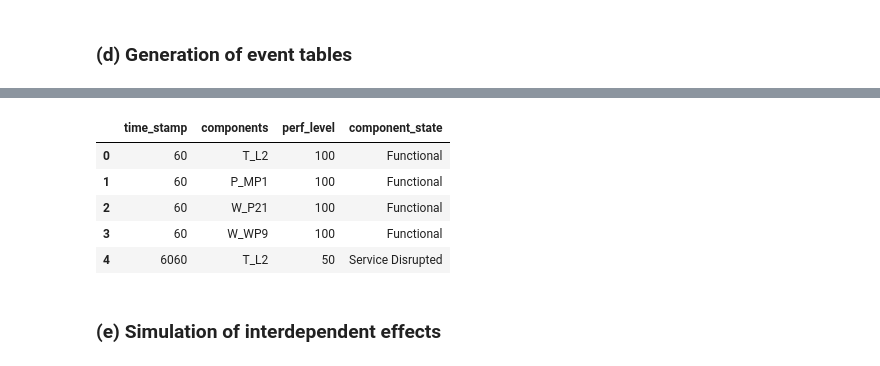
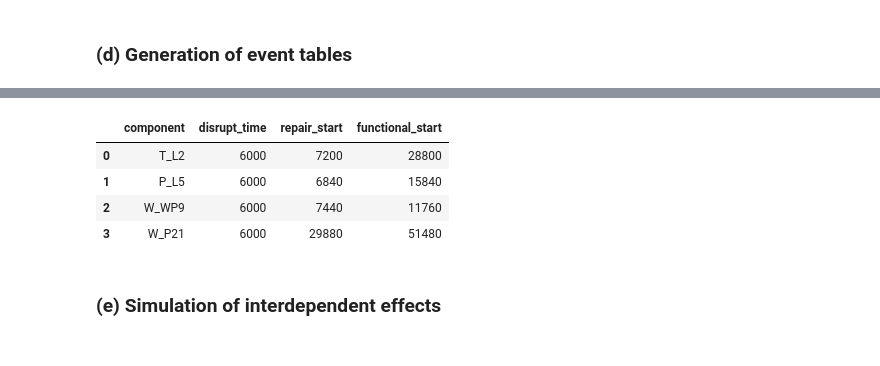
Before and after one commit to srijithbalakrishnan/dreaminsg-integrated-model, a Jupyter notebook: notebooks/demo_no_optimization_simple.ipynb, the cells around one changed output, grey strips where cells are left out. Saved outputs shown, nothing was run; the diff lists cells and outputs as text; code cells hidden in the pictures.

```diff
--- a/notebooks/demo_no_optimization_simple.ipynb
+++ b/notebooks/demo_no_optimization_simple.ipynb
@@ -182,14 +176,14 @@ Total travel times: power: 18 mins, water: 42 min, transportation: 19 mins
 # %%
 #bf_simulation.network_recovery.event_table.to_csv("event_tbl.csv", sep = "\t", index = False)
 bf_simulation.expand_event_table(1)
-bf_simulation.network_recovery.event_table.head()
-# %% [output]
-|  | time_stamp | components | perf_level | component_state |
-| 0 | 60 | T_L2 | 100 | Functional |
-| 1 | 60 | P_MP1 | 100 | Functional |
-| 2 | 60 | W_P21 | 100 | Functional |
-| 3 | 60 | W_WP9 | 100 | Functional |
-| 4 | 6060 | T_L2 | 50 | Service Disrupted |
+# %%
+bf_simulation.network_recovery.event_table_wide
+# %% [output]
+|  | component | disrupt_time | repair_start | functional_start |
+| 0 | T_L2 | 6000 | 7200 | 28800 |
+| 1 | P_L5 | 6000 | 6840 | 15840 |
+| 2 | W_WP9 | 6000 | 7440 | 11760 |
+| 3 | W_P21 | 6000 | 29880 | 51480 |
 # %% [markdown]
 ### (e) Simulation of interdependent effects
 # %%
```
Also changed, not shown: parts of 16 cells of this notebook, 1 other file.
